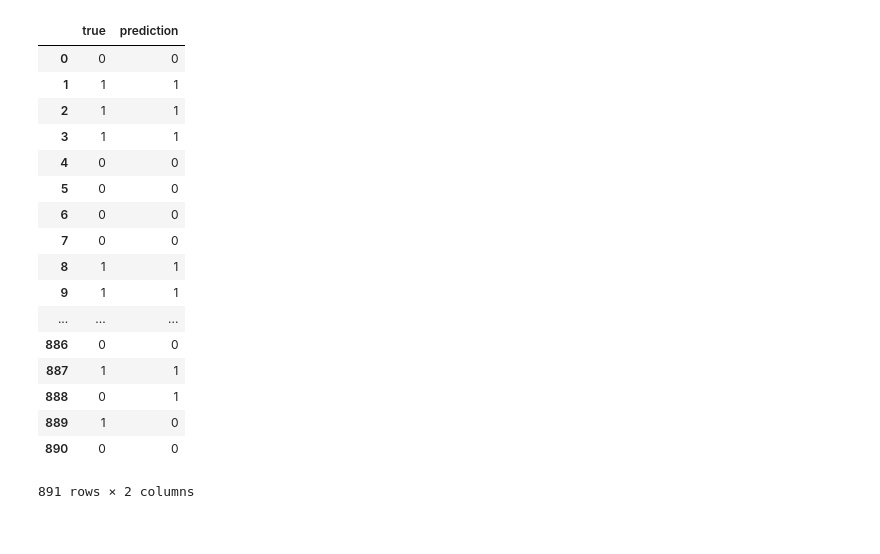
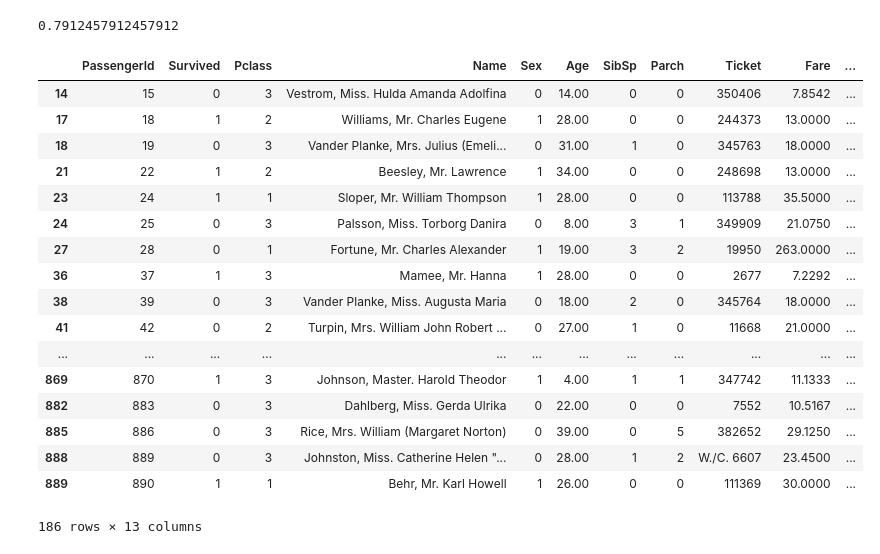
Before and after one commit to jgwaugh/Titanic, a Jupyter notebook: analysis_logistic.ipynb, the cells around one changed output. Saved outputs shown, nothing was run; the diff lists cells and outputs as text; code cells hidden in the pictures.

```diff
--- a/analysis_logistic.ipynb
+++ b/analysis_logistic.ipynb
@@ -10,12 +10,14 @@ from sklearn import linear_model as lm
 train = data.train
 
 
+#logistic regresion
+
 # now, make a make design matrix for models
 # only features I believe matter are age, sex, class, and fare (maybe cabin location
 # also matters?? check later)
 
 survival = train.Survived
-predictors = train[['Sex', 'Age', 'Fare', 'Pclass']]
+predictors = train[['Pclass', 'Age', 'Sex', 'Fare']]
 
 y = survival.values
 X = predictors.values
@@ -29,27 +31,39 @@ mdl.fit(X,y)
 #see how well this predicts the training data
 prediction = mdl.predict(X)
 
+
 summary = pd.DataFrame()
 summary['true'] = y
 summary['prediction'] = prediction
+mispredicted = np.abs(summary.true.values - summary.prediction.values)
+
+
+
+train['mispredicted'] = mispredicted
+
+mistaken = train[train['mispredicted'] == 1]
-# %%
-summary
-# %% [output]
-|  | true | prediction |
-| 0 | 0 | 0 |
-| 1 | 1 | 1 |
-| 2 | 1 | 1 |
-| 3 | 1 | 1 |
-| 4 | 0 | 0 |
-| 5 | 0 | 0 |
-| 6 | 0 | 0 |
-| 7 | 0 | 0 |
-| 8 | 1 | 1 |
-| 9 | 1 | 1 |
-| ... | ... | ... |
-| 886 | 0 | 0 |
-| 887 | 1 | 1 |
-| 888 | 0 | 1 |
-| 889 | 1 | 0 |
-| 890 | 0 | 0 |
-891 rows × 2 columns
+# %%
+mdl.score(X,y)
+# %% [output]
+0.7912457912457912
+# %%
+mistaken
+# %% [output]
+|  | PassengerId | Survived | Pclass | Name | Sex | Age | SibSp | Parch | Ticket | Fare | ... |
+| 14 | 15 | 0 | 3 | Vestrom, Miss. Hulda Amanda Adolfina | 0 | 14.00 | 0 | 0 | 350406 | 7.8542 | ... |
+| 17 | 18 | 1 | 2 | Williams, Mr. Charles Eugene | 1 | 28.00 | 0 | 0 | 244373 | 13.0000 | ... |
+| 18 | 19 | 0 | 3 | Vander Planke, Mrs. Julius (Emeli... | 0 | 31.00 | 1 | 0 | 345763 | 18.0000 | ... |
+| 21 | 22 | 1 | 2 | Beesley, Mr. Lawrence | 1 | 34.00 | 0 | 0 | 248698 | 13.0000 | ... |
+| 23 | 24 | 1 | 1 | Sloper, Mr. William Thompson | 1 | 28.00 | 0 | 0 | 113788 | 35.5000 | ... |
+| 24 | 25 | 0 | 3 | Palsson, Miss. Torborg Danira | 0 | 8.00 | 3 | 1 | 349909 | 21.0750 | ... |
+| 27 | 28 | 0 | 1 | Fortune, Mr. Charles Alexander | 1 | 19.00 | 3 | 2 | 19950 | 263.0000 | ... |
+| 36 | 37 | 1 | 3 | Mamee, Mr. Hanna | 1 | 28.00 | 0 | 0 | 2677 | 7.2292 | ... |
+| 38 | 39 | 0 | 3 | Vander Planke, Miss. Augusta Maria | 0 | 18.00 | 2 | 0 | 345764 | 18.0000 | ... |
+| 41 | 42 | 0 | 2 | Turpin, Mrs. William John Robert ... | 0 | 27.00 | 1 | 0 | 11668 | 21.0000 | ... |
+| ... | ... | ... | ... | ... | ... | ... | ... | ... | ... | ... | ... |
+| 869 | 870 | 1 | 3 | Johnson, Master. Harold Theodor | 1 | 4.00 | 1 | 1 | 347742 | 11.1333 | ... |
+| 882 | 883 | 0 | 3 | Dahlberg, Miss. Gerda Ulrika | 0 | 22.00 | 0 | 0 | 7552 | 10.5167 | ... |
+| 885 | 886 | 0 | 3 | Rice, Mrs. William (Margaret Norton) | 0 | 39.00 | 0 | 5 | 382652 | 29.1250 | ... |
+| 888 | 889 | 0 | 3 | Johnston, Miss. Catherine Helen "... | 0 | 28.00 | 1 | 2 | W./C. 6607 | 23.4500 | ... |
+| 889 | 890 | 1 | 1 | Behr, Mr. Karl Howell | 1 | 26.00 | 0 | 0 | 111369 | 30.0000 | ... |
+186 rows × 13 columns
```
Also changed, not shown: parts of 3 cells of this notebook.
